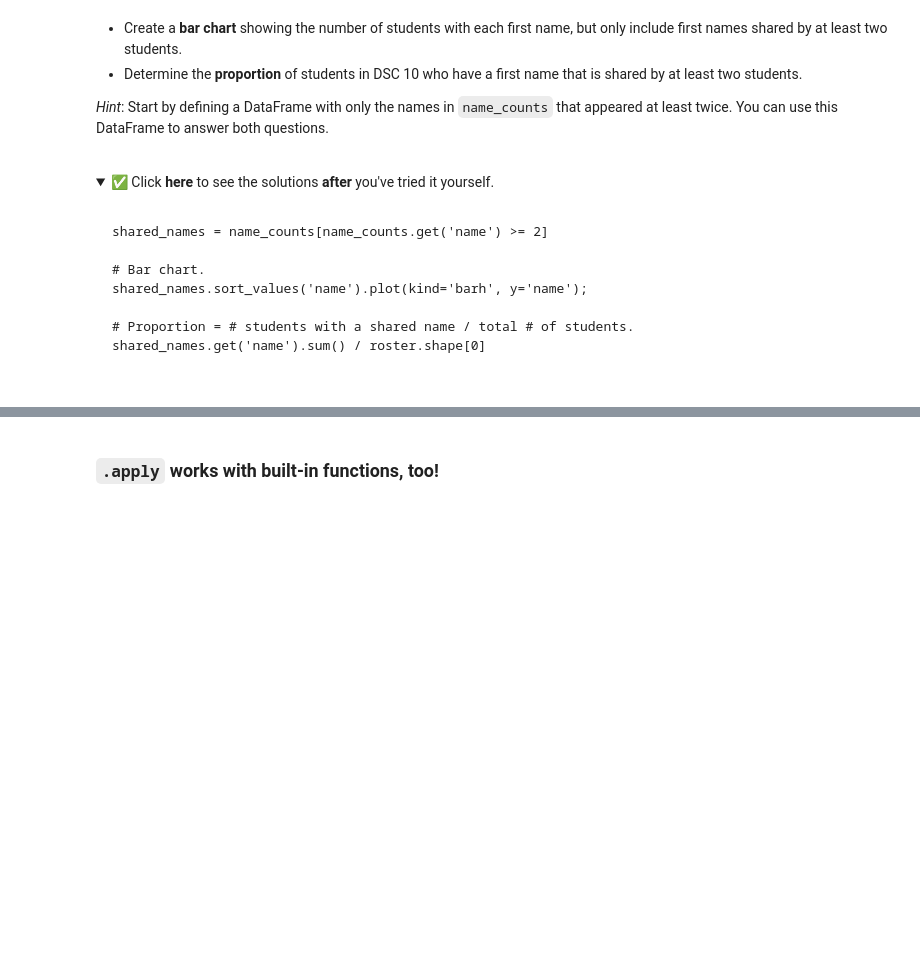
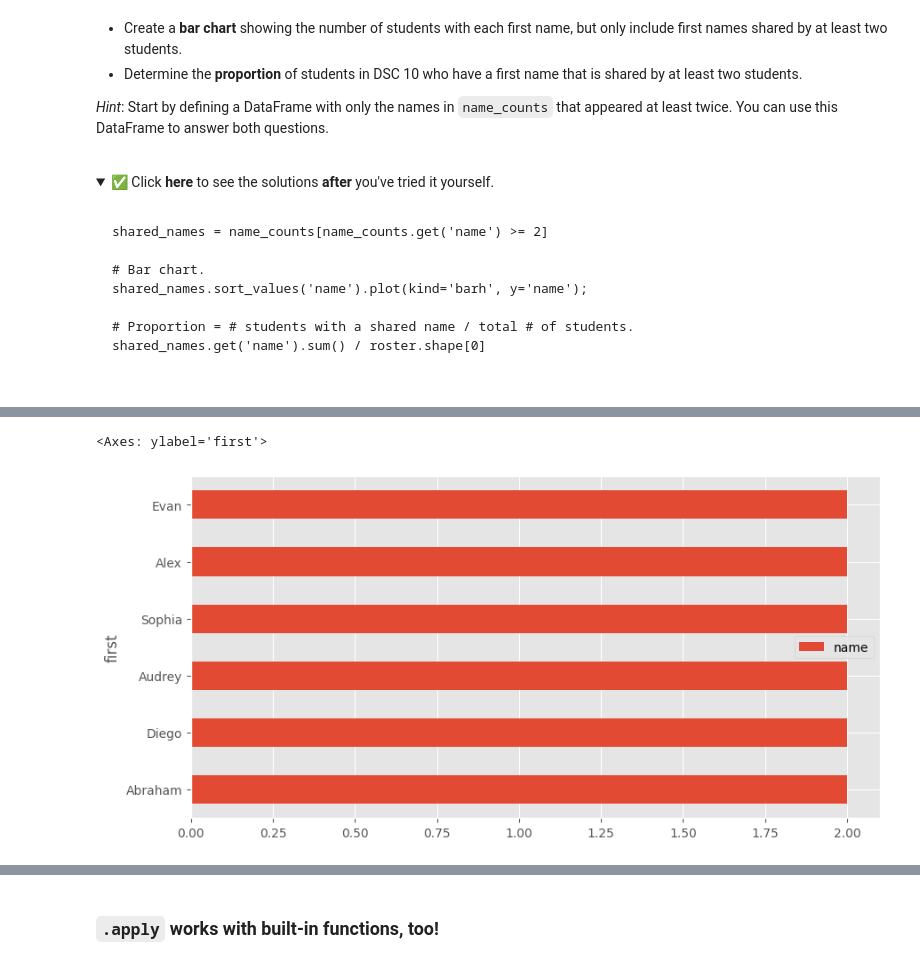
Before and after one commit to dsc-courses/dsc10-2025-su, a Jupyter notebook: lectures/lec06/lec06-part-1.ipynb, the cells around one changed output, grey strips where cells are left out. Cells and saved outputs as stored; diff of their text form; code cells hidden in the pictures; folded sections open; blank space fills up the shorter version.

```diff
--- a/lectures/lec06/lec06-part-1.ipynb
+++ b/lectures/lec06/lec06-part-1.ipynb
@@ -130,2 +239,7 @@ shared_names.get('name').sum() / roster.shape[0]
+# %%
+name_counts[name_counts.get("name") > 1].plot(kind='barh')
+# %% [output]
+<Axes: ylabel='first'>
+[figure, added]
 # %%
 ...
```
Also changed, not shown: parts of 32 cells of this notebook, 12 other files.
